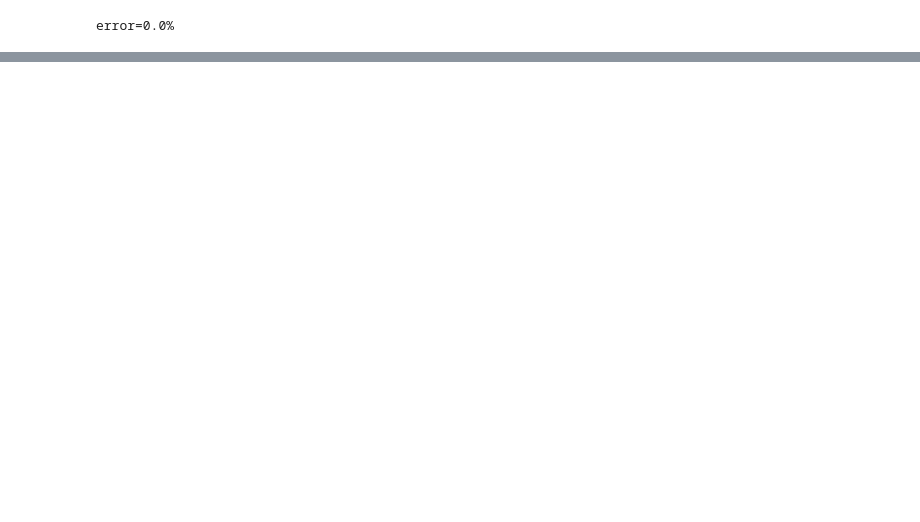
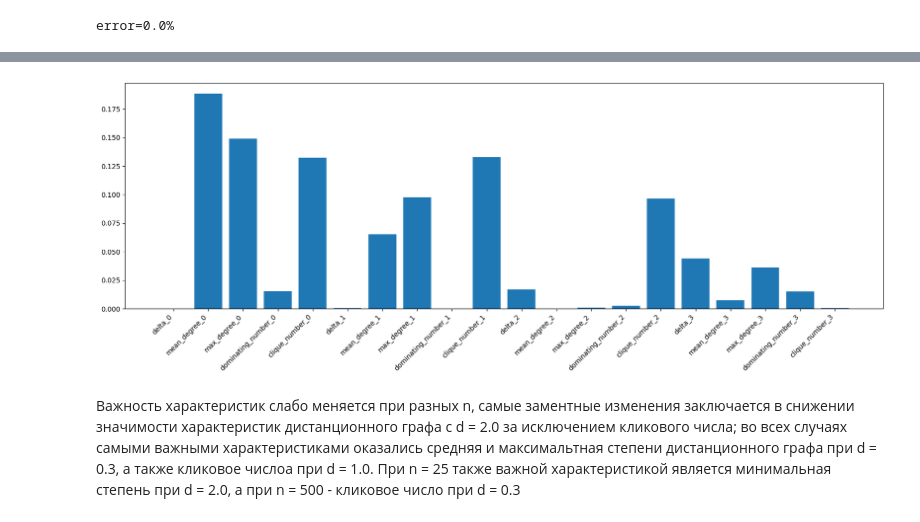
Before and after one commit to maxGrigorenko/DistributionClassifier, a Jupyter notebook: src/normal_laplace/experiments_second_part.ipynb, the cells around one changed output, grey strips where cells are left out. Cells and saved outputs as stored; diff of their text form; code cells hidden in the pictures; blank space fills up the shorter version.

```diff
--- a/src/normal_laplace/experiments_second_part.ipynb
+++ b/src/normal_laplace/experiments_second_part.ipynb
@@ -302,0 +319,10 @@ error=0.0%
+# %%
+feature_importances_500 = d_clf_best_500.clf.feature_importances_
+plt.figure(figsize=(20, 6))
+plt.xticks(rotation=45, ha='right')
+plt.bar(X.columns, feature_importances_500)
+plt.show()
+# %% [output]
+[figure, added]
+# %% [markdown]
+Важность характеристик слабо меняется при разных n, самые заментные изменения заключается в снижении значимости характеристик дистанционного графа с d = 2.0 за исключением кликового числа; во всех случаях самыми важными характеристиками оказались средняя и максимальтная степени дистанционного графа при d = 0.3, а также кликовое числоа при d = 1.0. При n = 25 также важной характеристикой является минимальная степень при d = 2.0, а при n = 500 - кликовое число при d = 0.3
```
Also changed, not shown: parts of 6 cells of this notebook.
